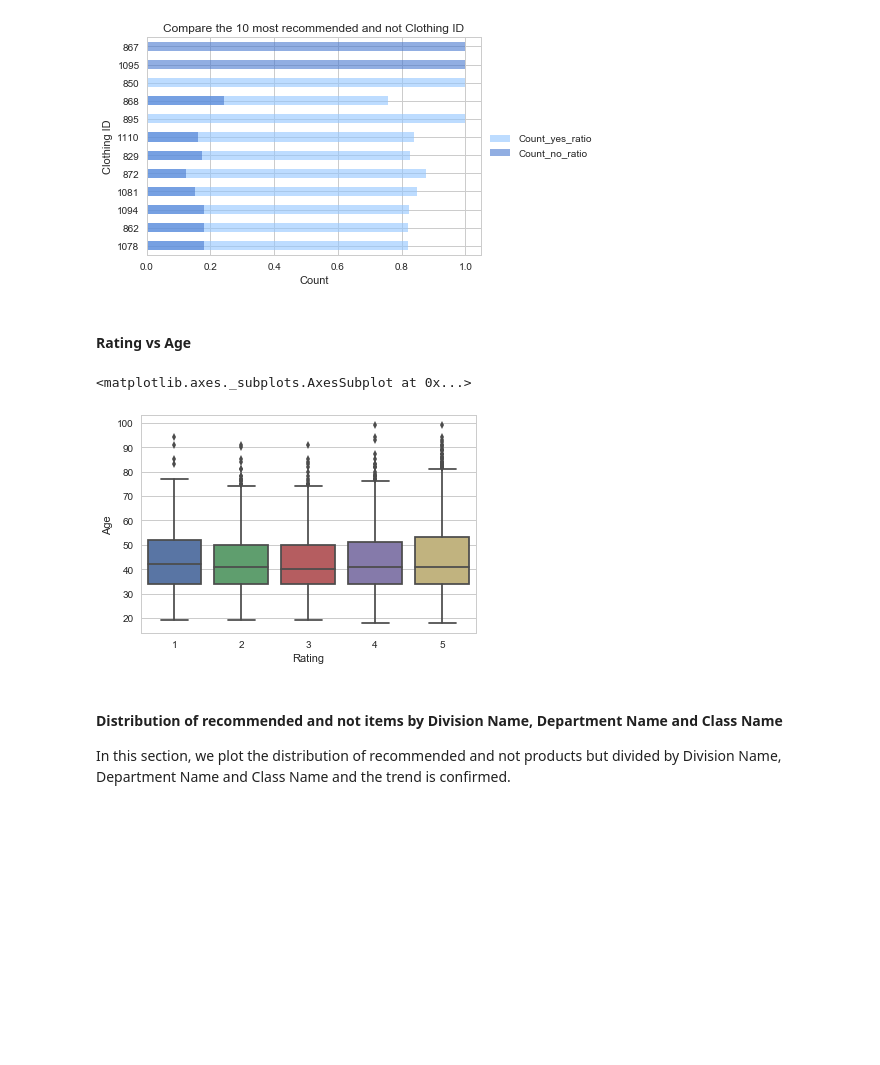
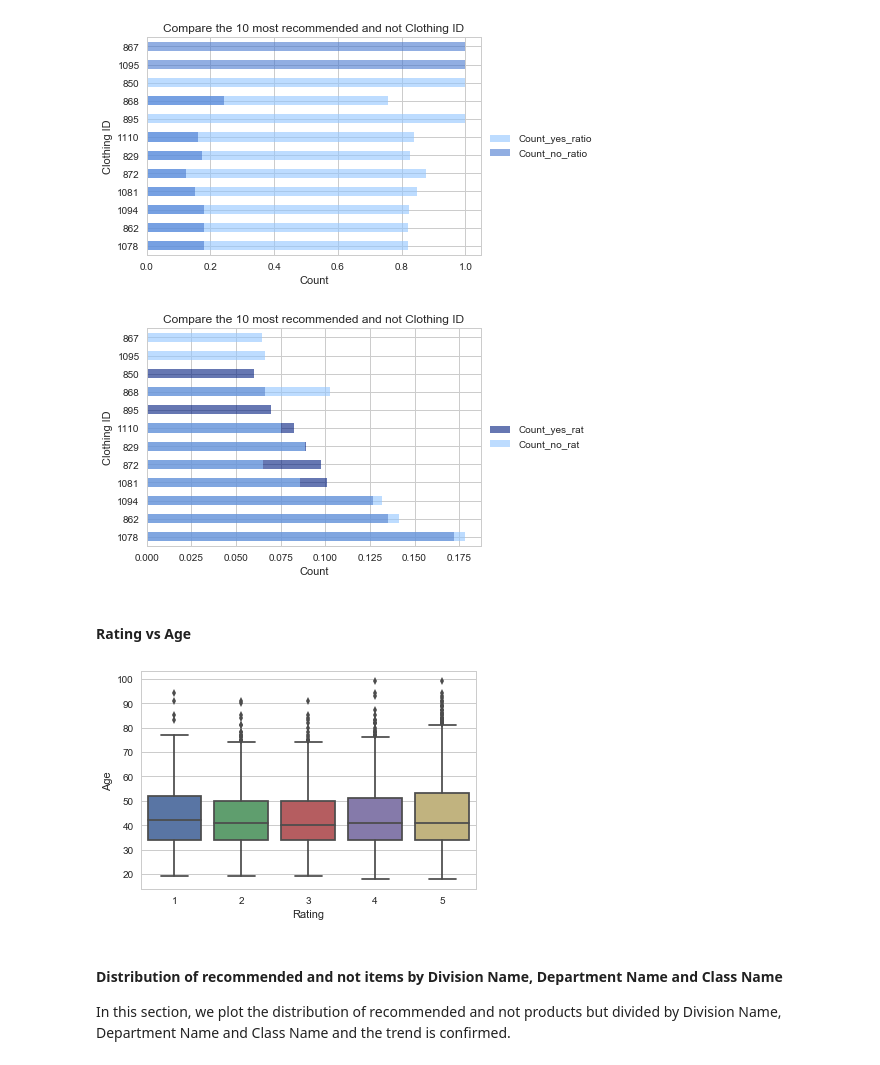
Before and after one commit to LisaB83/Analysis-on-e-commerce-reviews, a Jupyter notebook: Capstone_Project_EDA.ipynb, the cells around one changed output. Saved outputs shown, nothing was run; the diff lists cells and outputs as text; code cells hidden in the pictures; blank space fills up the shorter version.

```diff
--- a/Capstone_Project_EDA.ipynb
+++ b/Capstone_Project_EDA.ipynb
@@ -334,12 +341,29 @@ plt.title('Compare the 10 most recommended and not Clothing ID')
 plt.show()
 # %% [output]
 [figure]
+# %%
+#The sum are separated!!!!
+together['sum_yes'] = together['Count_yes'].sum()
+together['sum_no'] = together['Count_no'].sum()
+together['Count_yes_rat'] = together['Count_yes']/together['sum_yes']
+together['Count_no_rat'] = together['Count_no']/together['sum_no']
+
+sns.set(style="whitegrid")
+sns.set_color_codes("dark")
+p1 = together['Count_yes_rat'].plot(kind='barh', alpha=0.6, stacked=True, color='b')
+sns.set_color_codes("pastel")
+p2 = together['Count_no_rat'].plot(kind='barh', alpha=0.6, stacked=True, color='b')
+plt.xlabel('Count')
+plt.legend(loc='center left', bbox_to_anchor=(1, 0.5))
+plt.title('Compare the 10 most recommended and not Clothing ID')
+plt.show()
+# %% [output]
+[figure, added]
 # %% [markdown]
 #### Rating vs Age
 # %%
 sns.boxplot(x='Rating', y='Age', data=rev)
 # %% [output]
-<matplotlib.axes._subplots.AxesSubplot at 0x...>
 [figure]
 # %% [markdown]
 #### Distribution of recommended and not items by Division Name, Department Name and Class Name
```
Also changed, not shown: parts of 9 cells of this notebook.
